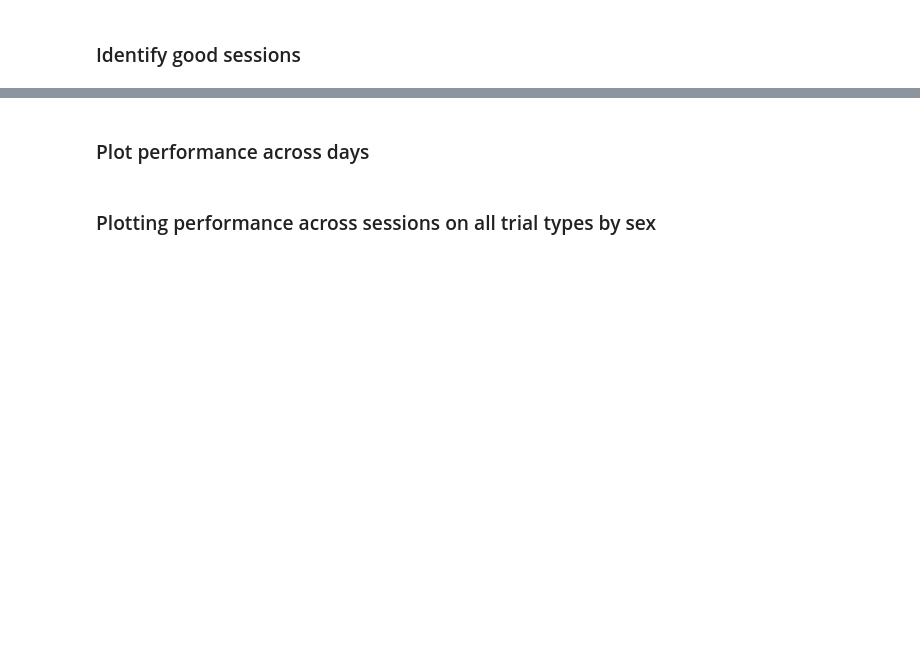
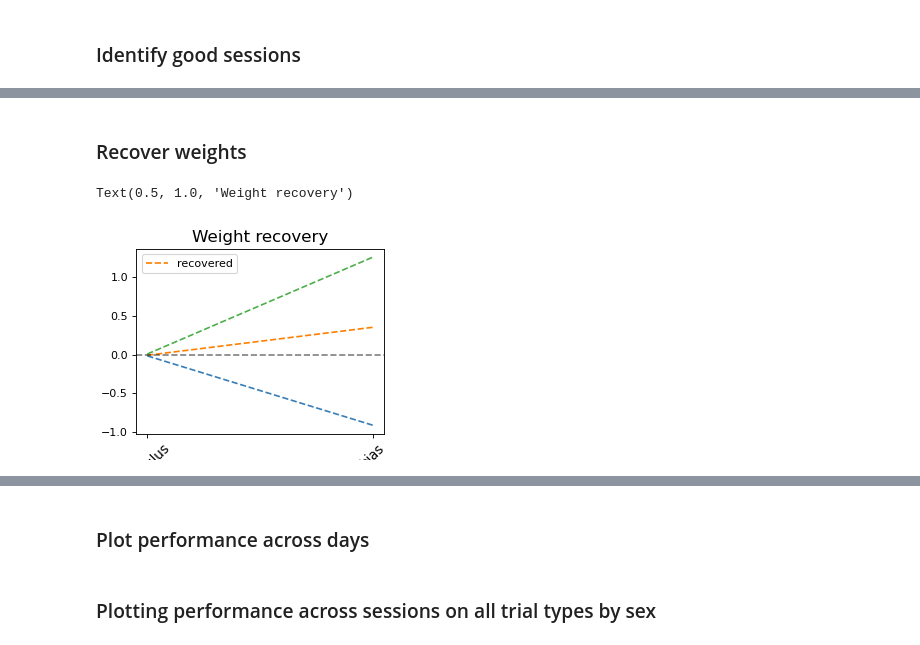
Before and after one commit to rojasgabriel/behavior_analyses, a Jupyter notebook: main_analyses.ipynb, the cells around one changed output, grey strips where cells are left out. Saved outputs shown, nothing was run; the diff lists cells and outputs as text; code cells hidden in the pictures; blank space fills up the shorter version.

```diff
--- a/main_analyses.ipynb
+++ b/main_analyses.ipynb
@@ -226,0 +245,23 @@ plt.show()
+# %% [markdown]
+### Recover weights
+# %%
+fig = plt.figure(figsize=(4, 3), dpi=80, facecolor='w', edgecolor='k')
+cols = ['#ff7f00', '#4daf4a', '#377eb8']
+recovered_weights = glmhmm.observations.params
+for k in range(num_states):
+    if k ==0:
+        plt.plot(range(input_dim), recovered_weights[k][0], color=cols[k],
+                     lw=1.5,  label = "recovered", linestyle = '--')
+    else:
+        plt.plot(range(input_dim), recovered_weights[k][0], color=cols[k],
+                     lw=1.5,  label = '', linestyle = '--')
+plt.yticks(fontsize=10)
+plt.ylabel("GLM weight", fontsize=15)
+plt.xlabel("covariate", fontsize=15)
+plt.xticks([0, 1], ['stimulus', 'bias'], fontsize=12, rotation=45)
+plt.axhline(y=0, color="k", alpha=0.5, ls="--")
+plt.legend()
+plt.title("Weight recovery", fontsize=15)
+# %% [output]
+Text(0.5, 1.0, 'Weight recovery')
+[figure, added]
```
Also changed, not shown: parts of 35 cells of this notebook, 2 other files.
